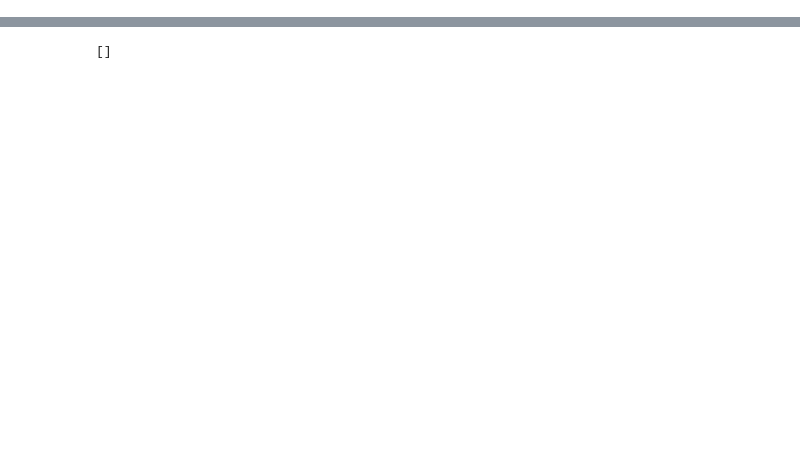
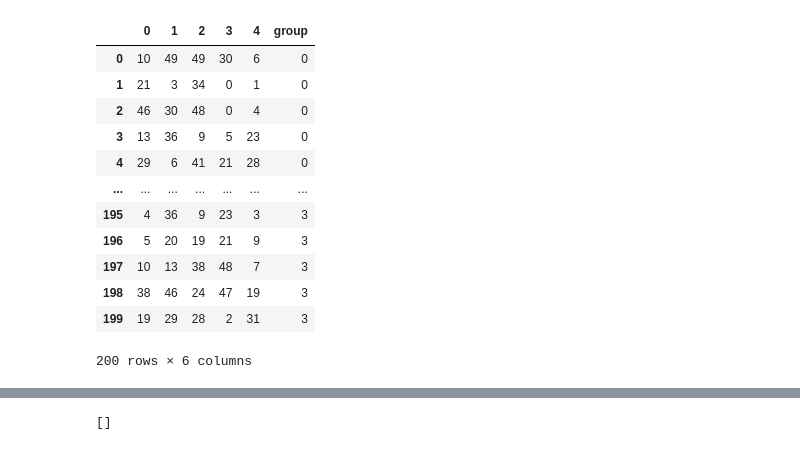
Before and after one commit to sb-ai-lab/HypEx, a Jupyter notebook: perfomance_mathcing.ipynb, the cells around one changed output, grey strips where cells are left out. Drawn from its saved outputs; the diff is of its cells as text; code cells hidden in the pictures; blank space fills up the shorter version.

```diff
--- a/perfomance_mathcing.ipynb
+++ b/perfomance_mathcing.ipynb
@@ -108,25 +129,39 @@ df = pd.DataFrame({
 # %%
 nn = 200
 index_df = pd.DataFrame(
     {
-        '0': np.random.randint(0, 5000, nn),
-        '1': np.random.randint(0, 5000, nn),
-        '2': np.random.randint(0, 5000, nn),
-        '3': np.random.randint(0, 5000, nn),
-        '4': np.random.randint(0, 5000, nn),
+        '0': np.random.randint(0, 50, nn),
+        '1': np.random.randint(0, 50, nn),
+        '2': np.random.randint(0, 50, nn),
+        '3': np.random.randint(0, 50, nn),
+        '4': np.random.randint(0, 50, nn),
         'group': [0] * (nn//4) + [1] * (nn//4) + [2] * (nn//4) + [3] * (nn//4)
     }
 )
 
 # index_df = pd.concat([index_df, pd.DataFrame(data={
 #     '0': np.nan,
 #     '1': np.nan,
 #     '2': np.nan,
 #     '3': np.nan,
 #     '4': np.nan,
 #     'group': np.nan
 # }, index=[0])]).reset_index(drop=True)
-# index_df
+index_df
+# %% [output]
+|  | 0 | 1 | 2 | 3 | 4 | group |
+| 0 | 10 | 49 | 49 | 30 | 6 | 0 |
+| 1 | 21 | 3 | 34 | 0 | 1 | 0 |
+| 2 | 46 | 30 | 48 | 0 | 4 | 0 |
+| 3 | 13 | 36 | 9 | 5 | 23 | 0 |
+| 4 | 29 | 6 | 41 | 21 | 28 | 0 |
+| ... | ... | ... | ... | ... | ... | ... |
+| 195 | 4 | 36 | 9 | 23 | 3 | 3 |
+| 196 | 5 | 20 | 19 | 21 | 9 | 3 |
+| 197 | 10 | 13 | 38 | 48 | 7 | 3 |
+| 198 | 38 | 46 | 24 | 47 | 19 | 3 |
+| 199 | 19 | 29 | 28 | 2 | 31 | 3 |
+200 rows × 6 columns
 # %%
 session = (
             SparkSession.builder
```
Also changed, not shown: parts of 19 cells of this notebook.
